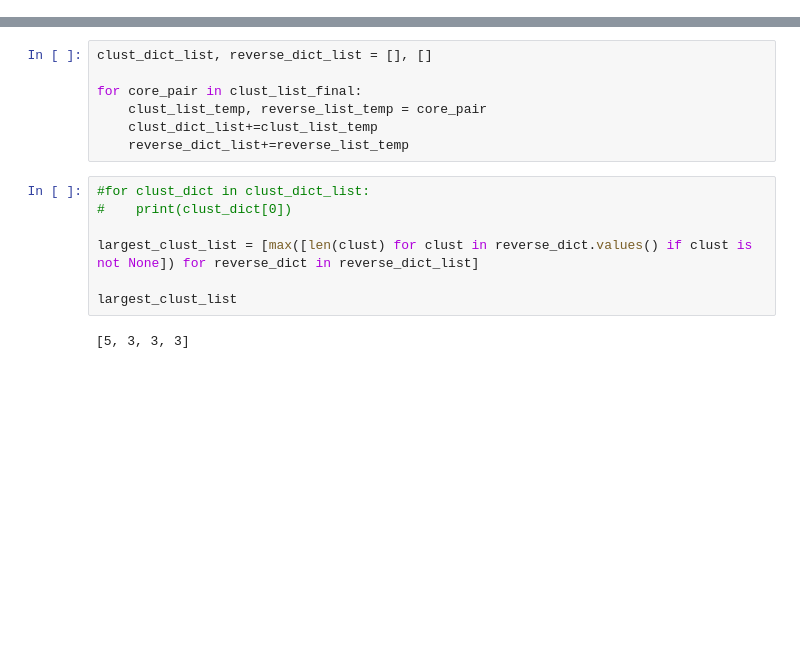
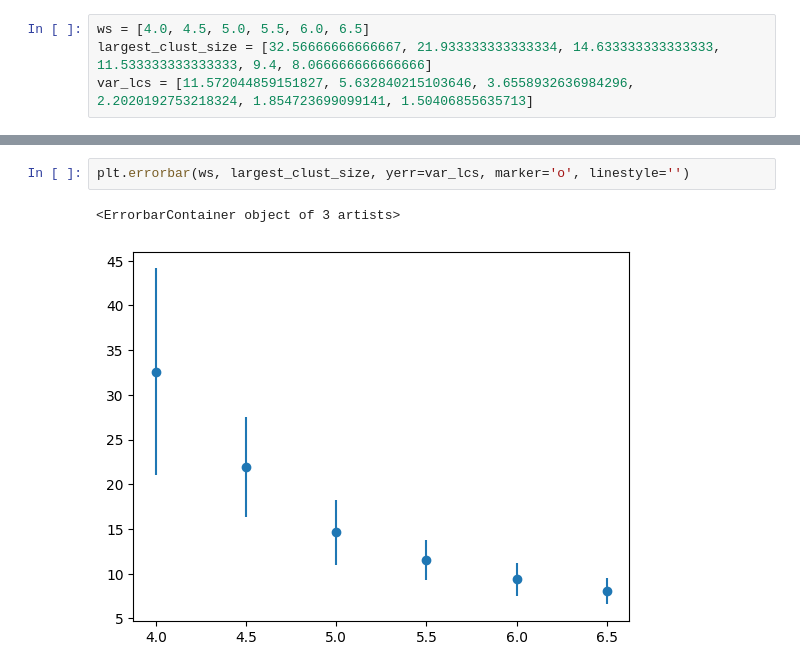
Before and after one commit to tsgaurav/Ising_RSRG, a Jupyter notebook: output/Distribution_Analysis.ipynb, the cells around one changed output, grey strips where cells are left out. Saved outputs shown, nothing was run; the diff lists cells and outputs as text; blank space fills up the shorter version.

```diff
--- a/output/Distribution_Analysis.ipynb
+++ b/output/Distribution_Analysis.ipynb
@@ -43,3 +68,7 @@ print(input_dict)
+# %%
+ws = [4.0, 4.5, 5.0, 5.5, 6.0, 6.5]
+largest_clust_size = [32.56666666666667, 21.933333333333334, 14.633333333333333, 11.533333333333333, 9.4, 8.066666666666666]
+var_lcs = [11.572044859151827, 5.632840215103646, 3.6558932636984296, 2.2020192753218324, 1.854723699099141, 1.50406855635713]
 # %%
 measure_list = input_dict['measure_list']
 n_runs = input_dict['n_runs']
@@ -68,16 +97,5 @@ plt.legend()
-# %%
-clust_dict_list, reverse_dict_list = [], []
-
-for core_pair in clust_list_final:
-    clust_list_temp, reverse_list_temp = core_pair
-    clust_dict_list+=clust_list_temp
-    reverse_dict_list+=reverse_list_temp
-# %%
-#for clust_dict in clust_dict_list:
-#    print(clust_dict[0])
-
-largest_clust_list = [max([len(clust) for clust in reverse_dict.values() if clust is not None]) for reverse_dict in reverse_dict_list]
-
-largest_clust_list
-# %% [output]
-[5, 3, 3, 3]
+# %%
+plt.errorbar(ws, largest_clust_size, yerr=var_lcs, marker='o', linestyle='')
+# %% [output]
+<ErrorbarContainer object of 3 artists>
+[figure, added]
```
Also changed, not shown: parts of 6 cells of this notebook, 4 other files.
